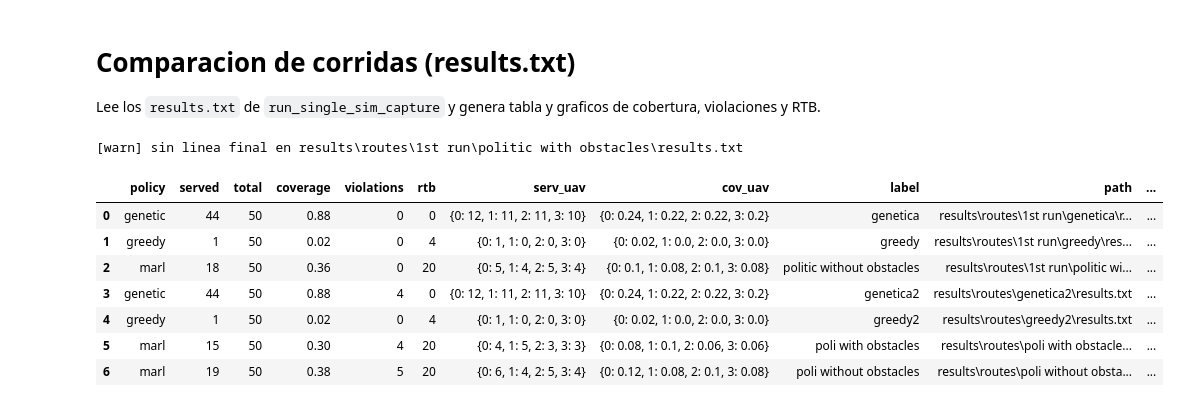
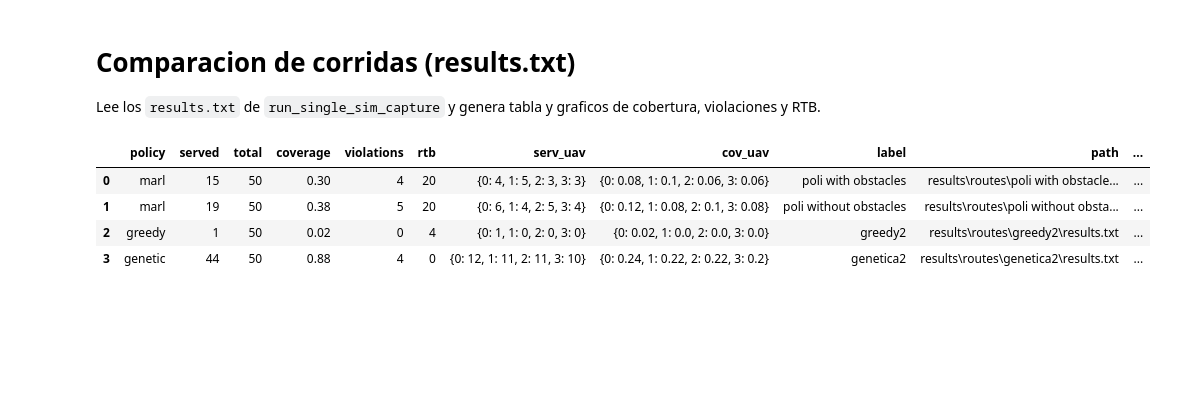
Before and after one commit to mightyssge/prueba-de-concepto, a Jupyter notebook: compare_runs.ipynb, the cells around one changed output. Saved outputs shown, nothing was run; the diff lists cells and outputs as text; code cells hidden in the pictures; blank space fills up the shorter version.

```diff
--- a/compare_runs.ipynb
+++ b/compare_runs.ipynb
@@ -81,25 +136,30 @@ def plot_bar(df, col, title, out):
 # %%
-# Configura las rutas de results.txt aqui. Si se deja vacio, hace glob en results/routes/**/results.txt
+# Configura las rutas de results.txt aqui. Si se deja vacio, intenta usar los nombres preferidos
+# y si no existen, hace glob en results/routes/**/results.txt
 FILES = []  # ejemplo: ["results/routes/poli with obstacles/results.txt", "results/routes/greedy2/results.txt"]
 OUT_DIR = Path("results/routes/compare_notebook")
 
 if FILES:
     paths = [Path(p) for p in FILES]
 else:
-    paths = list(Path("results/routes").rglob("results.txt"))
+    preferred = [
+        Path("results/routes/poli with obstacles/results.txt"),
+        Path("results/routes/poli without obstacles/results.txt"),
+        Path("results/routes/greedy2/results.txt"),
+        Path("results/routes/genetica2/results.txt"),
+    ]
+    paths = [p for p in preferred if p.exists()]
+    if not paths:
+        paths = list(Path("results/routes").rglob("results.txt"))
 
 df = load_results(paths)
 df
 # %% [output]
-[warn] sin linea final en results\routes\1st run\politic with obstacles\results.txt
 |  | policy | served | total | coverage | violations | rtb | serv_uav | cov_uav | label | path | ... |
-| 0 | genetic | 44 | 50 | 0.88 | 0 | 0 | {0: 12, 1: 11, 2: 11, 3: 10} | {0: 0.24, 1: 0.22, 2: 0.22, 3: 0.2} | genetica | results\routes\1st run\genetica\r... | ... |
-| 1 | greedy | 1 | 50 | 0.02 | 0 | 4 | {0: 1, 1: 0, 2: 0, 3: 0} | {0: 0.02, 1: 0.0, 2: 0.0, 3: 0.0} | greedy | results\routes\1st run\greedy\res... | ... |
-| 2 | marl | 18 | 50 | 0.36 | 0 | 20 | {0: 5, 1: 4, 2: 5, 3: 4} | {0: 0.1, 1: 0.08, 2: 0.1, 3: 0.08} | politic without obstacles | results\routes\1st run\politic wi... | ... |
+| 0 | marl | 15 | 50 | 0.30 | 4 | 20 | {0: 4, 1: 5, 2: 3, 3: 3} | {0: 0.08, 1: 0.1, 2: 0.06, 3: 0.06} | poli with obstacles | results\routes\poli with obstacle... | ... |
+| 1 | marl | 19 | 50 | 0.38 | 5 | 20 | {0: 6, 1: 4, 2: 5, 3: 4} | {0: 0.12, 1: 0.08, 2: 0.1, 3: 0.08} | poli without obstacles | results\routes\poli without obsta... | ... |
+| 2 | greedy | 1 | 50 | 0.02 | 0 | 4 | {0: 1, 1: 0, 2: 0, 3: 0} | {0: 0.02, 1: 0.0, 2: 0.0, 3: 0.0} | greedy2 | results\routes\greedy2\results.txt | ... |
 | 3 | genetic | 44 | 50 | 0.88 | 4 | 0 | {0: 12, 1: 11, 2: 11, 3: 10} | {0: 0.24, 1: 0.22, 2: 0.22, 3: 0.2} | genetica2 | results\routes\genetica2\results.txt | ... |
-| 4 | greedy | 1 | 50 | 0.02 | 0 | 4 | {0: 1, 1: 0, 2: 0, 3: 0} | {0: 0.02, 1: 0.0, 2: 0.0, 3: 0.0} | greedy2 | results\routes\greedy2\results.txt | ... |
-| 5 | marl | 15 | 50 | 0.30 | 4 | 20 | {0: 4, 1: 5, 2: 3, 3: 3} | {0: 0.08, 1: 0.1, 2: 0.06, 3: 0.06} | poli with obstacles | results\routes\poli with obstacle... | ... |
-| 6 | marl | 19 | 50 | 0.38 | 5 | 20 | {0: 6, 1: 4, 2: 5, 3: 4} | {0: 0.12, 1: 0.08, 2: 0.1, 3: 0.08} | poli without obstacles | results\routes\poli without obsta... | ... |
 # %%
 # Guardar tabla y generar plots
 if not df.empty:
```
Also changed, not shown: parts of 3 cells of this notebook, 5 other files.
